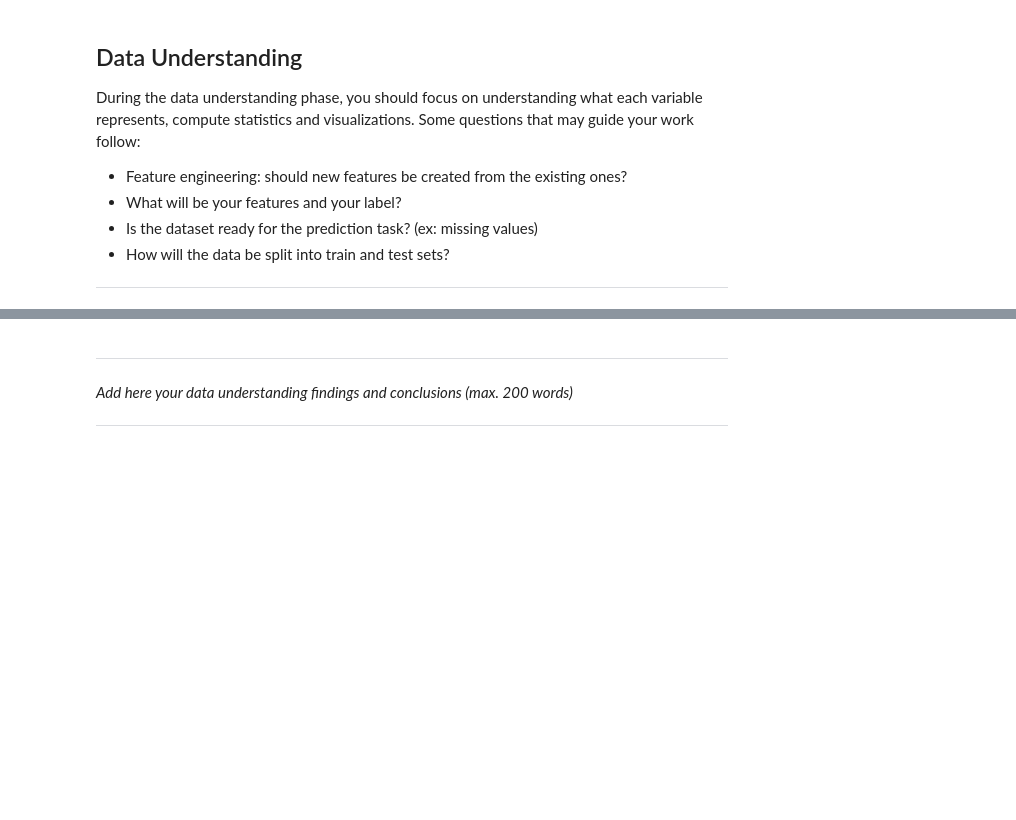
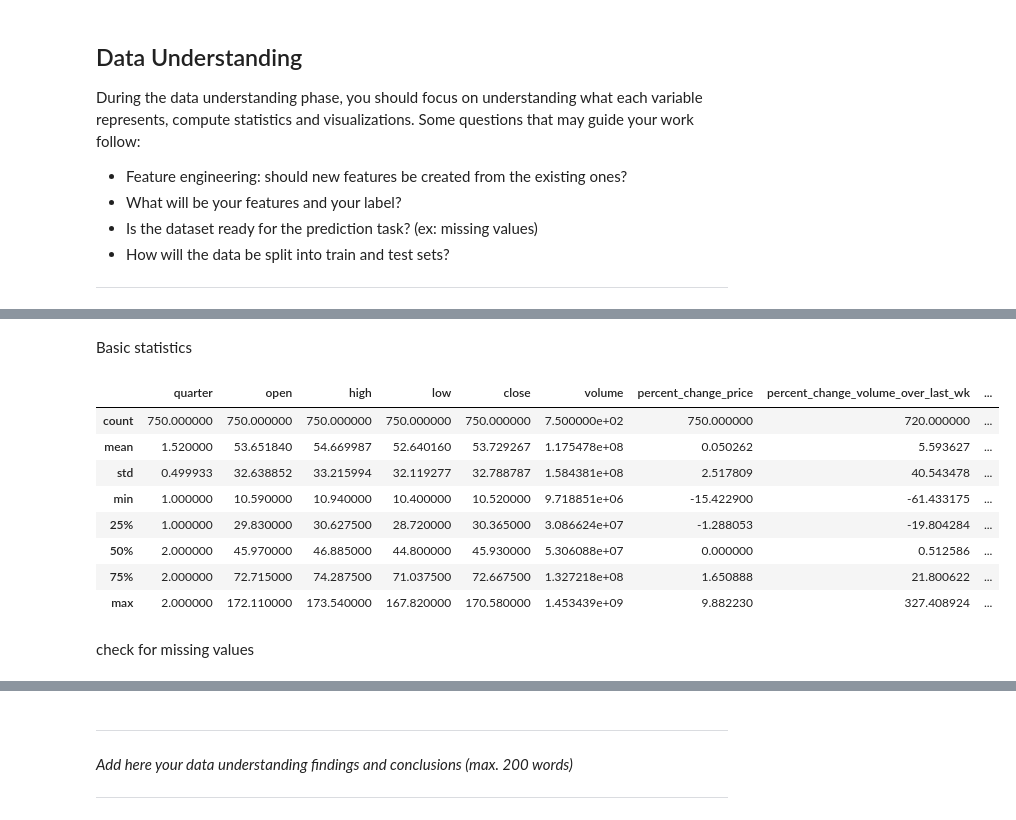
Before and after one commit to jsgalvao/DSU-Recruitment-Challenges, a Jupyter notebook: template.ipynb, the cells around one changed output, grey strips where cells are left out. Drawn from its saved outputs; the diff is of its cells as text; code cells hidden in the pictures; blank space fills up the shorter version.

```diff
--- a/template.ipynb
+++ b/template.ipynb
@@ -38,0 +64,4 @@ import pandas as pd
+# %%
+#read data/dow_jones_index.data
+data = pd.read_csv('data/dow_jones_index.data')
+data.head()
@@ -38,0 +100,14 @@ import pandas as pd
+# %% [markdown]
+Basic statistics
+# %%
+data.describe()
+# %% [output]
+|  | quarter | open | high | low | close | volume | percent_change_price | percent_change_volume_over_last_wk | ... |
+| count | 750.000000 | 750.000000 | 750.000000 | 750.000000 | 750.000000 | 7.500000e+02 | 750.000000 | 720.000000 | ... |
+| mean | 1.520000 | 53.651840 | 54.669987 | 52.640160 | 53.729267 | 1.175478e+08 | 0.050262 | 5.593627 | ... |
+| std | 0.499933 | 32.638852 | 33.215994 | 32.119277 | 32.788787 | 1.584381e+08 | 2.517809 | 40.543478 | ... |
+| min | 1.000000 | 10.590000 | 10.940000 | 10.400000 | 10.520000 | 9.718851e+06 | -15.422900 | -61.433175 | ... |
+| 25% | 1.000000 | 29.830000 | 30.627500 | 28.720000 | 30.365000 | 3.086624e+07 | -1.288053 | -19.804284 | ... |
+| 50% | 2.000000 | 45.970000 | 46.885000 | 44.800000 | 45.930000 | 5.306088e+07 | 0.000000 | 0.512586 | ... |
+| 75% | 2.000000 | 72.715000 | 74.287500 | 71.037500 | 72.667500 | 1.327218e+08 | 1.650888 | 21.800622 | ... |
+| max | 2.000000 | 172.110000 | 173.540000 | 167.820000 | 170.580000 | 1.453439e+09 | 9.882230 | 327.408924 | ... |
@@ -38,0 +116,2 @@ import pandas as pd
+# %% [markdown]
+check for missing values
```
Also changed, not shown: parts of 33 cells of this notebook.
